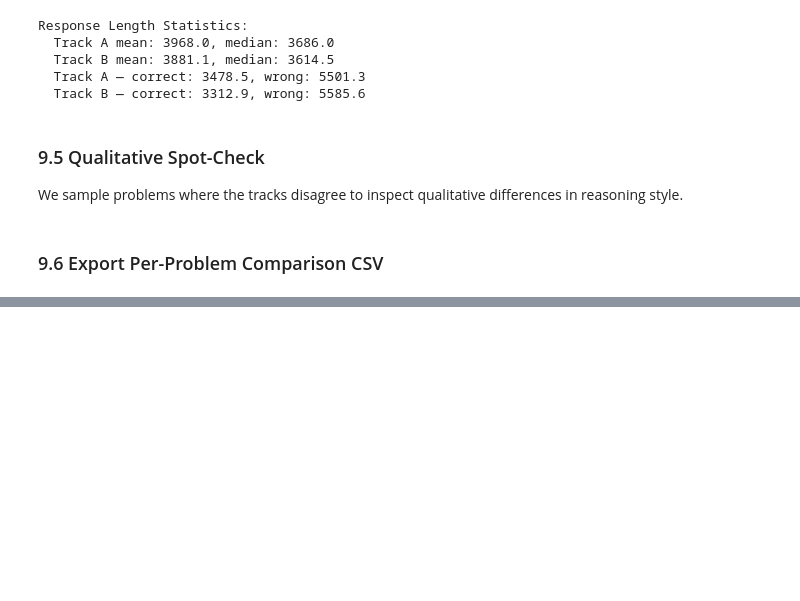
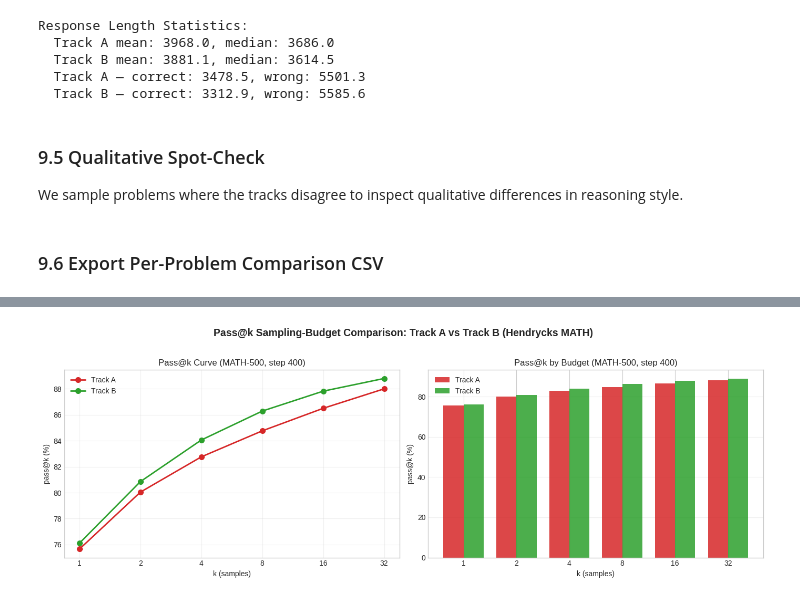
Before and after one commit to cfw20/cs224r-project-e3, a Jupyter notebook: notebooks/rlad_analysis_hendrycks.ipynb, the cells around one changed output, grey strips where cells are left out. Cells and saved outputs as stored; diff of their text form; code cells hidden in the pictures; blank space fills up the shorter version.

```diff
--- a/notebooks/rlad_analysis_hendrycks.ipynb
+++ b/notebooks/rlad_analysis_hendrycks.ipynb
@@ -1897,0 +1990,47 @@ print(export_df.head().to_string())
+# %%
+# Pass@k curves at step 400: Track A vs Track B.
+import matplotlib.pyplot as plt
+
+colors = {"A": "#d62728", "B": "#2ca02c"}
+step = 400
+
+fig, axes = plt.subplots(1, 2, figsize=(14, 5))
+
+# Left: line plot of pass@k vs k
+ax = axes[0]
+for label in ("A", "B"):
+    d = df_passk[(df_passk["track"] == label) & (df_passk["step"] == step)].sort_values("k")
+    ax.plot(d["k"], d["pass_at_k"] * 100, "o-", color=colors[label],
+            linewidth=2, markersize=7, label=f"Track {label}")
+ax.set_xscale("log", base=2)
+ax.set_xticks(KS)
+ax.get_xaxis().set_major_formatter(plt.ScalarFormatter())
+ax.set_xlabel("k (samples)")
+ax.set_ylabel("pass@k (%)")
+ax.set_title(f"Pass@k Curve (MATH-500, step {step})")
+ax.grid(True, alpha=0.3)
+ax.legend()
+
+# Right: grouped bar chart of pass@k by k
+ax = axes[1]
+x = np.arange(len(KS))
+width = 0.38
+for i, label in enumerate(("A", "B")):
+    d = df_passk[(df_passk["track"] == label) & (df_passk["step"] == step)].sort_values("k")
+    ax.bar(x + (i - 0.5) * width, d["pass_at_k"].values * 100, width,
+           color=colors[label], alpha=0.85, label=f"Track {label}")
+ax.set_xticks(x)
+ax.set_xticklabels(KS)
+ax.set_xlabel("k (samples)")
+ax.set_ylabel("pass@k (%)")
+ax.set_title(f"Pass@k by Budget (MATH-500, step {step})")
+ax.grid(True, alpha=0.3, axis="y")
+ax.legend()
+
+plt.suptitle("Pass@k Sampling-Budget Comparison: Track A vs Track B (Hendrycks MATH)",
+             fontsize=14, fontweight="bold")
+plt.tight_layout(rect=[0, 0, 1, 0.96])
+plt.savefig("1p7b_hendrycks_pass_at_k.png", dpi=150, bbox_inches="tight")
+plt.show()
+# %% [output]
+[figure, added]
```
Also changed, not shown: parts of 12 cells of this notebook, 25 other files.
